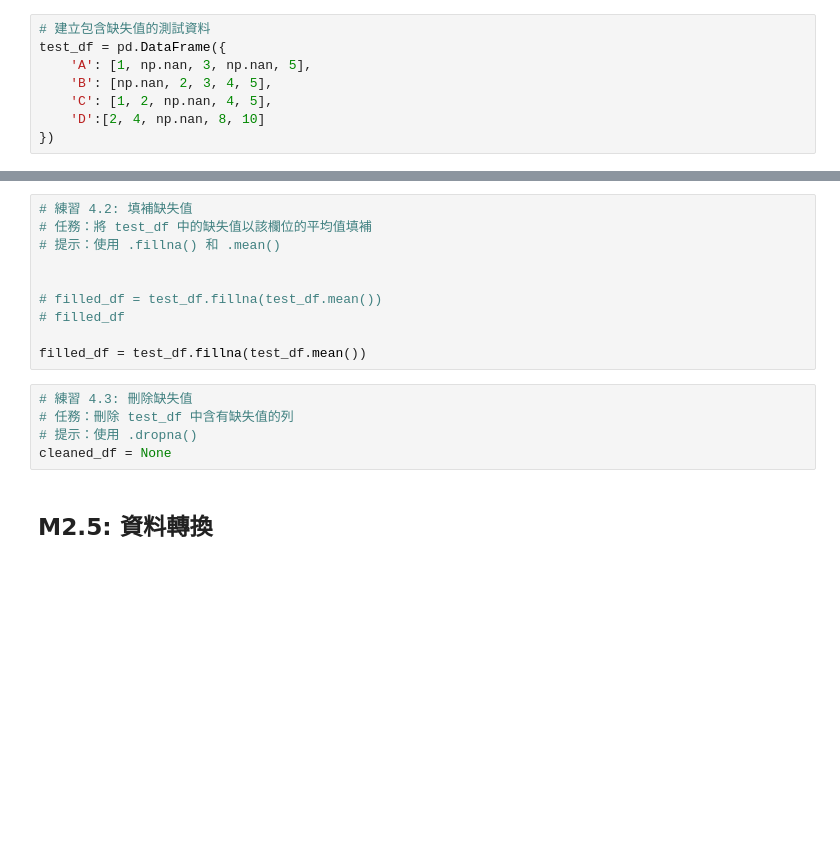
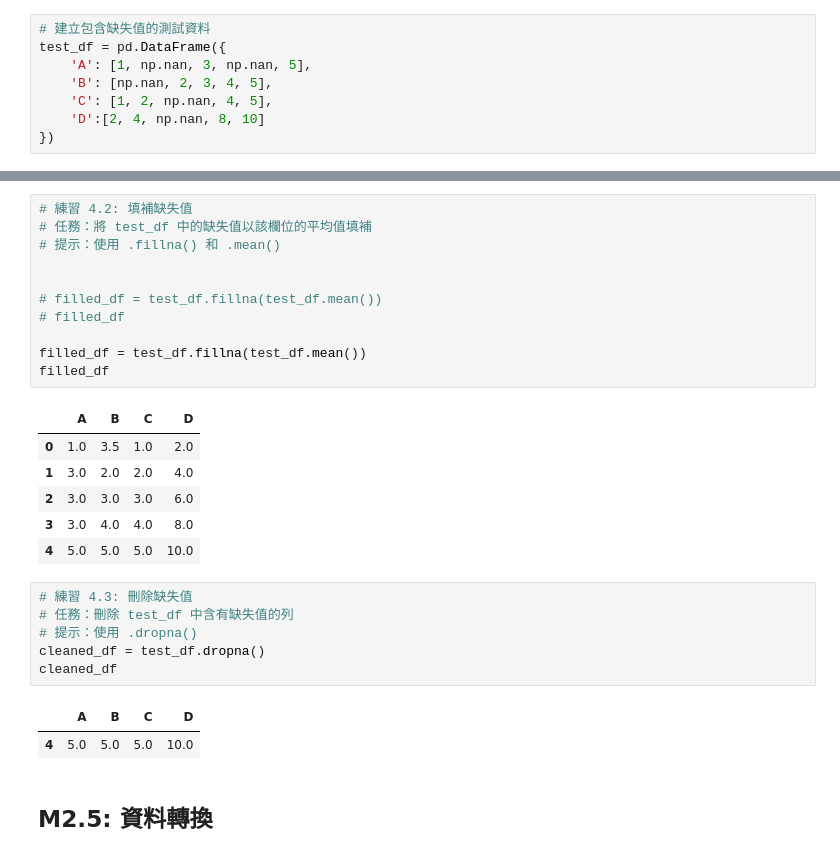
Before and after one commit to slen516-afk/python-da, a Jupyter notebook: Python DA/Special-Edition_python_DA/Python_DA_Course/M2_Pandas_Basic/quick_pandas_practice.ipynb, the cells around one changed output, grey strips where cells are left out. Saved outputs shown, nothing was run; the diff lists cells and outputs as text; blank space fills up the shorter version.

```diff
--- a/Python DA/Special-Edition_python_DA/Python_DA_Course/M2_Pandas_Basic/quick_pandas_practice.ipynb
+++ b/Python DA/Special-Edition_python_DA/Python_DA_Course/M2_Pandas_Basic/quick_pandas_practice.ipynb
@@ -212,18 +215,30 @@ dtype: int64
 # %%
 # 練習 4.2: 填補缺失值
 # 任務：將 test_df 中的缺失值以該欄位的平均值填補
 # 提示：使用 .fillna() 和 .mean()
 
 
 # filled_df = test_df.fillna(test_df.mean())
 # filled_df
 
 filled_df = test_df.fillna(test_df.mean())
+filled_df
+# %% [output]
+|  | A | B | C | D |
+| 0 | 1.0 | 3.5 | 1.0 | 2.0 |
+| 1 | 3.0 | 2.0 | 2.0 | 4.0 |
+| 2 | 3.0 | 3.0 | 3.0 | 6.0 |
+| 3 | 3.0 | 4.0 | 4.0 | 8.0 |
+| 4 | 5.0 | 5.0 | 5.0 | 10.0 |
 # %%
 # 練習 4.3: 刪除缺失值
 # 任務：刪除 test_df 中含有缺失值的列
 # 提示：使用 .dropna()
-cleaned_df = None
+cleaned_df = test_df.dropna()
+cleaned_df
+# %% [output]
+|  | A | B | C | D |
+| 4 | 5.0 | 5.0 | 5.0 | 10.0 |
 # %% [markdown]
 
 ## M2.5: 資料轉換
```
Also changed, not shown: parts of 3 cells of this notebook, 1 other file.
